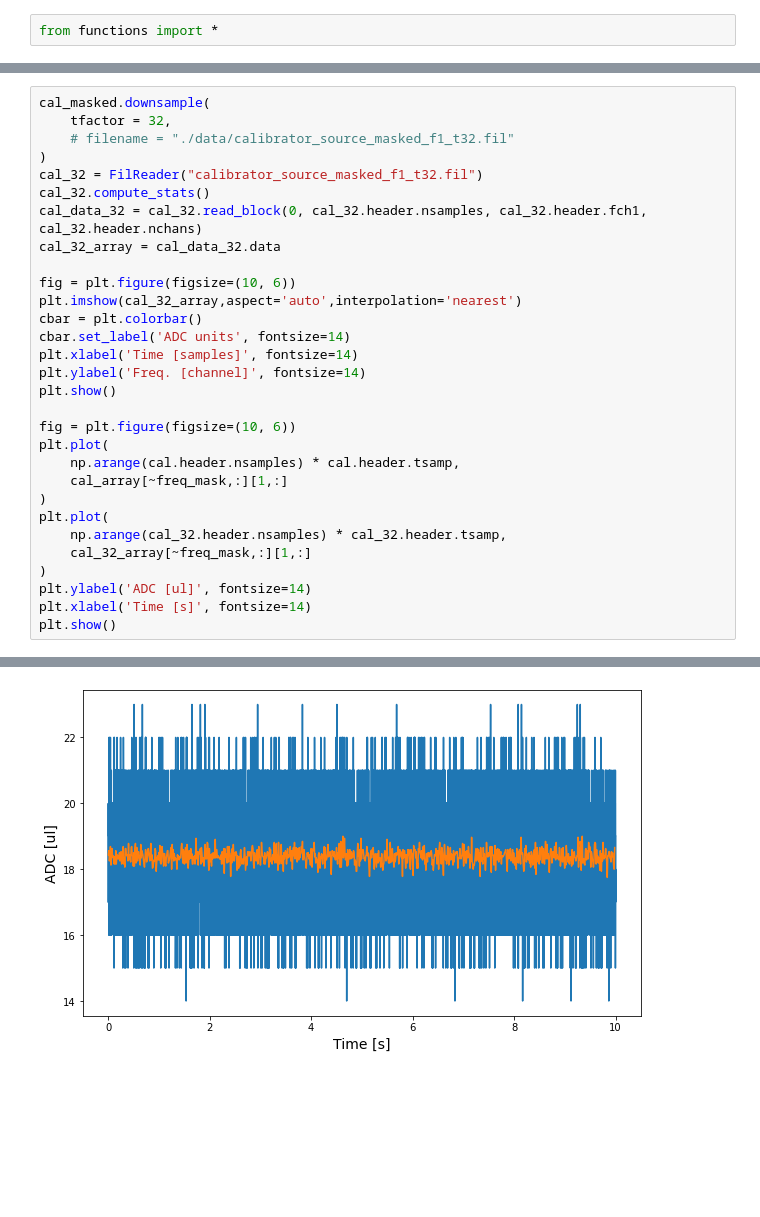
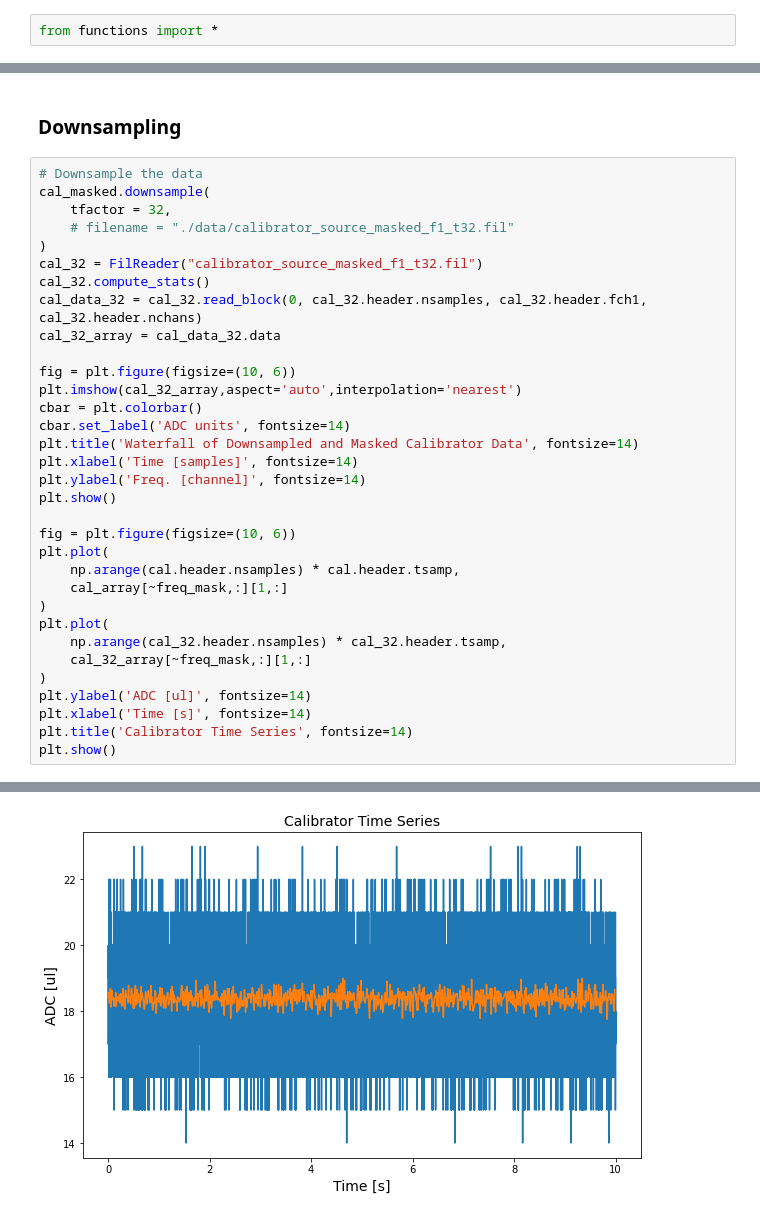
Before and after one commit to astronamanj/641_Observational_Techniques, a Jupyter notebook: chime_pulsar_search/calibration.ipynb, the cells around one changed output, grey strips where cells are left out. Saved outputs shown, nothing was run; the diff lists cells and outputs as text; blank space fills up the shorter version.

```diff
--- a/chime_pulsar_search/calibration.ipynb
+++ b/chime_pulsar_search/calibration.ipynb
@@ -92,4 +107,7 @@ plt.show()
+# %% [markdown]
+### Downsampling
 # %%
+# Downsample the data
 cal_masked.downsample(
     tfactor = 32,
     # filename = "./data/calibrator_source_masked_f1_t32.fil"
@@ -103,6 +121,7 @@ fig = plt.figure(figsize=(10, 6))
 plt.imshow(cal_32_array,aspect='auto',interpolation='nearest')
 cbar = plt.colorbar()
 cbar.set_label('ADC units', fontsize=14)
+plt.title('Waterfall of Downsampled and Masked Calibrator Data', fontsize=14)
 plt.xlabel('Time [samples]', fontsize=14)
 plt.ylabel('Freq. [channel]', fontsize=14)
 plt.show()
@@ -118,6 +137,7 @@ plt.plot(
 )
 plt.ylabel('ADC [ul]', fontsize=14)
 plt.xlabel('Time [s]', fontsize=14)
+plt.title('Calibrator Time Series', fontsize=14)
 plt.show()
 # %% [output]
 [interactive output not drawn]
@@ -130 +150 @@ plt.show()
-[figure, old version]
+[figure, new version]
```
Also changed, not shown: parts of 19 cells of this notebook.
